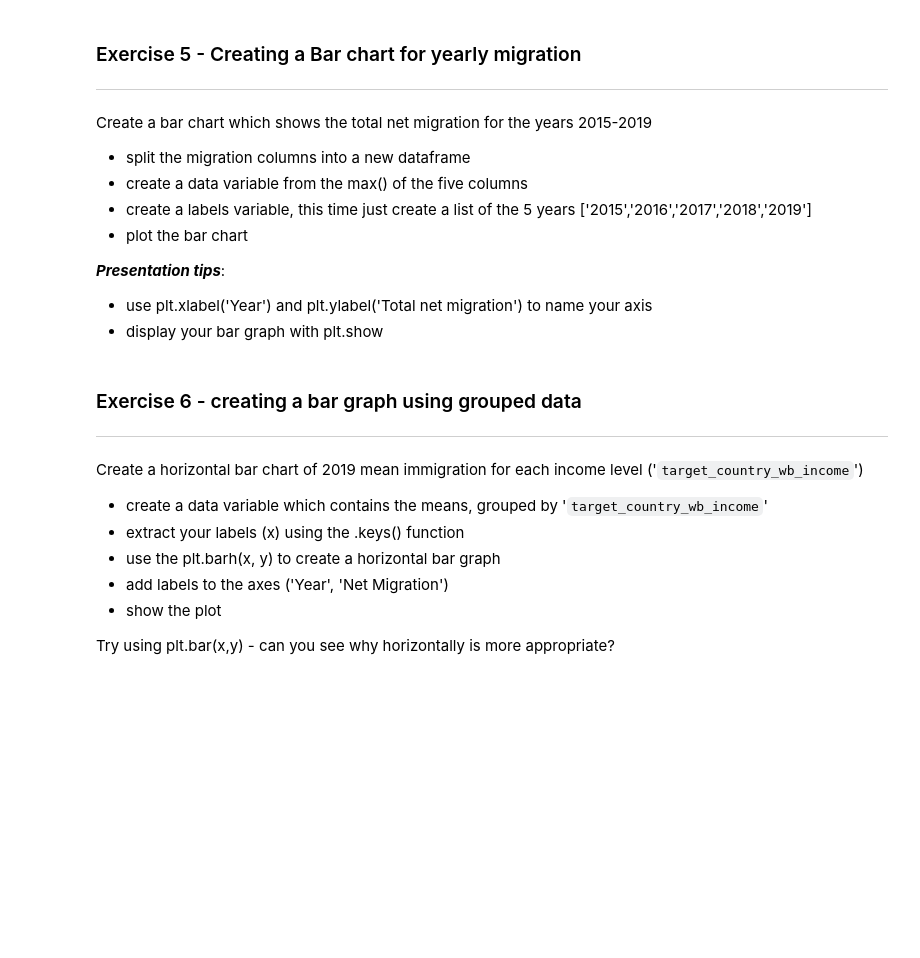
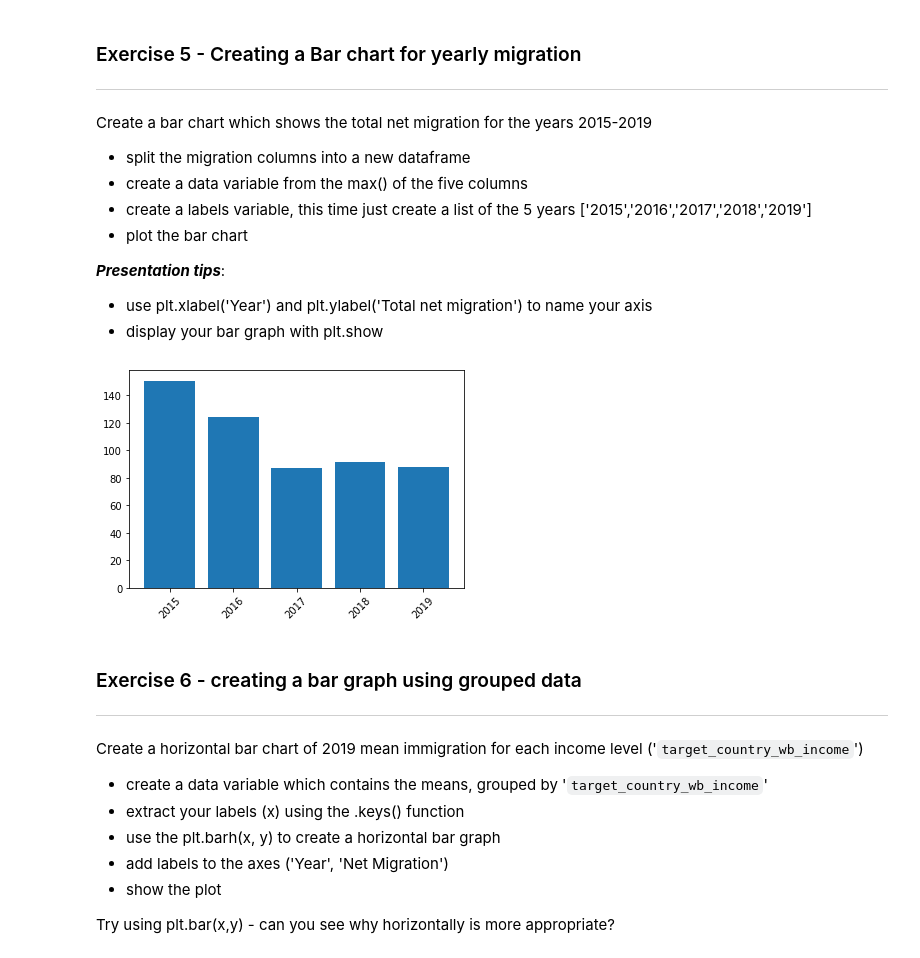
Before and after one commit to claret003/pythoncourse, a Jupyter notebook: Worksheets/Correlation_and_visualisation.ipynb, the cells around one changed output. Saved outputs shown, nothing was run; the diff lists cells and outputs as text; code cells hidden in the pictures; blank space fills up the shorter version.

```diff
--- a/Worksheets/Correlation_and_visualisation.ipynb
+++ b/Worksheets/Correlation_and_visualisation.ipynb
@@ -280,6 +280,22 @@ Create a bar chart which shows the total net migration for the years 2015-2019
 ***Presentation tips***:
 * use plt.xlabel('Year') and plt.ylabel('Total net migration') to name your axis
 * display your bar graph with plt.show
+# %%
+migration_split = migration[['net_per_10K_2015', 'net_per_10K_2016', 'net_per_10K_2017', 'net_per_10K_2018', 'net_per_10K_2019']].copy()
+
+max_2015 = migration['net_per_10K_2015'].max()
+max_2016 = migration['net_per_10K_2016'].max()
+max_2017 = migration['net_per_10K_2017'].max()
+max_2018 = migration['net_per_10K_2018'].max()
+max_2019 = migration['net_per_10K_2019'].max()
+
+max = [max_2015, max_2016, max_2017, max_2018, max_2019]
+
+labels = ['2015','2016','2017','2018','2019']
+plt.xticks(rotation=45)
+plt.bar(labels, max);
+# %% [output]
+[figure, added]
 # %% [markdown]
 ### Exercise 6 - creating a bar graph using grouped data
 ---
```
Also changed, not shown: parts of 2 cells of this notebook.
